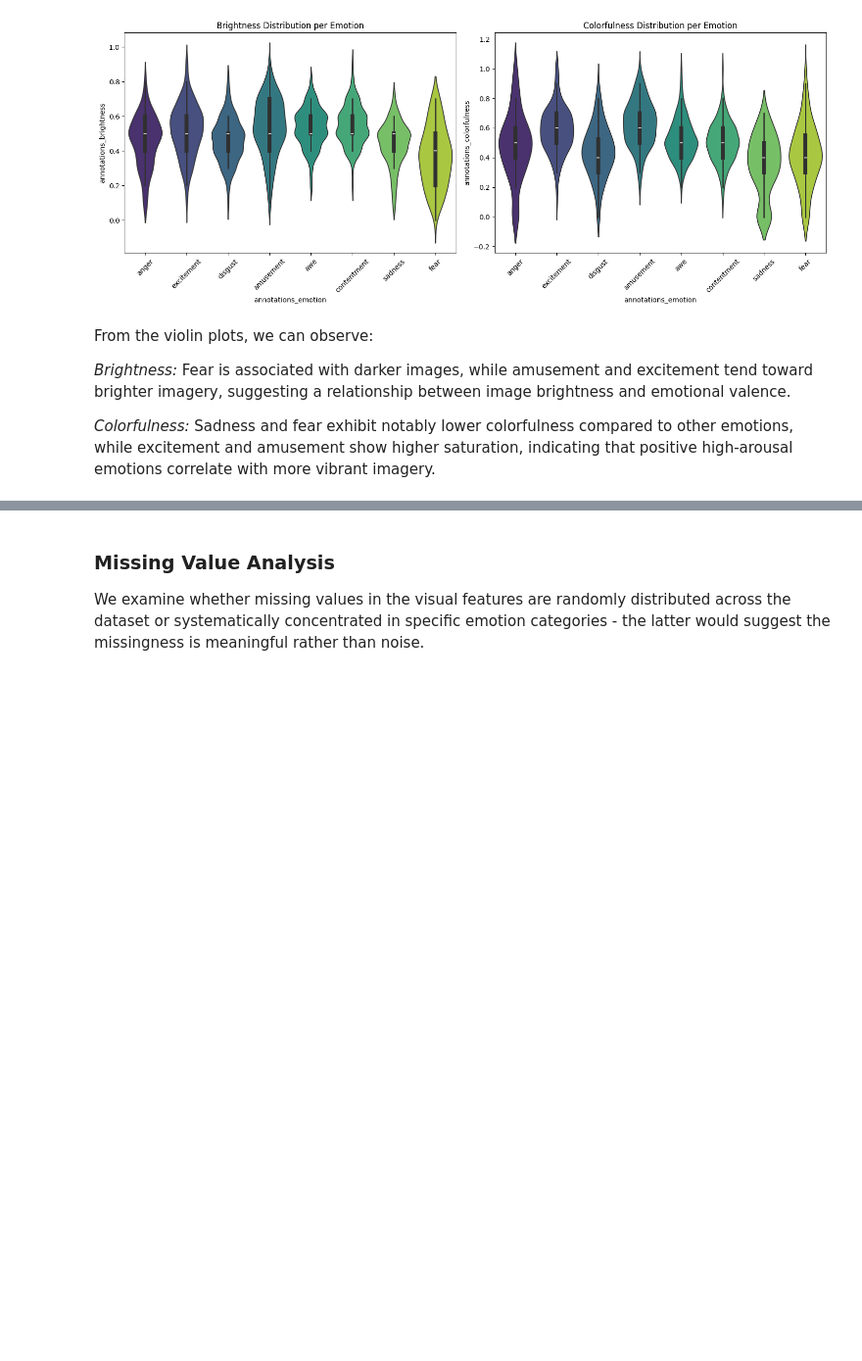
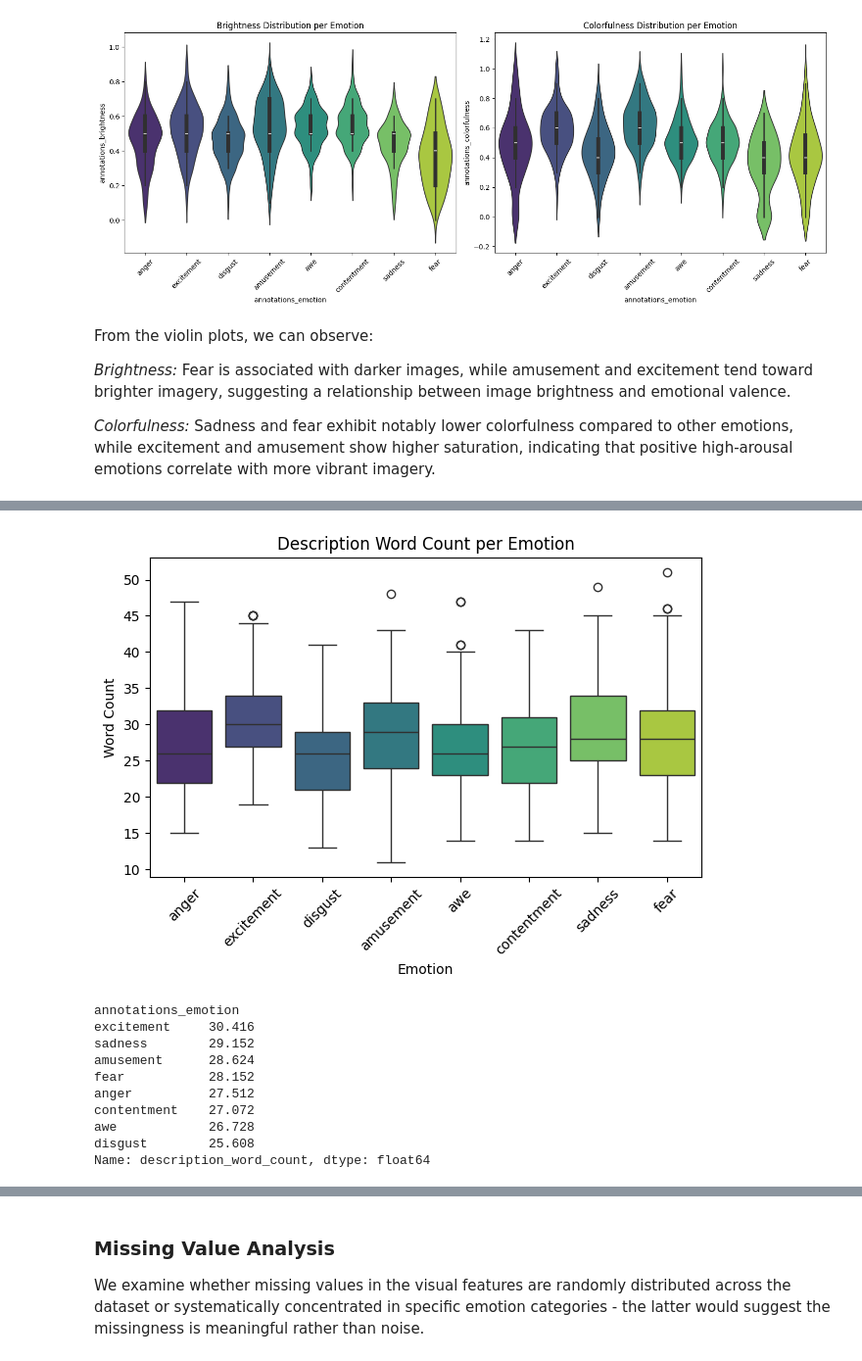
Before and after one commit to yodesser/Embeddings, a Jupyter notebook: FinalProject.ipynb, the cells around one changed output, grey strips where cells are left out. Shown at 98% size. Saved outputs shown, nothing was run; the diff lists cells and outputs as text; code cells hidden in the pictures; blank space fills up the shorter version.

```diff
--- a/FinalProject.ipynb
+++ b/FinalProject.ipynb
@@ -129,0 +200,23 @@ From the violin plots, we can observe:
+# %%
+sns.boxplot(data=df, x='annotations_emotion', y='description_word_count',
+            palette='viridis', hue='annotations_emotion', legend=False)
+plt.title('Description Word Count per Emotion')
+plt.xlabel('Emotion')
+plt.ylabel('Word Count')
+plt.xticks(rotation=45)
+plt.tight_layout()
+plt.show()
+
+print(df.groupby('annotations_emotion')['description_word_count'].mean().sort_values(ascending=False))
+# %% [output]
+[figure, added]
+annotations_emotion
+excitement     30.416
+sadness        29.152
+amusement      28.624
+fear           28.152
+anger          27.512
+contentment    27.072
+awe            26.728
+disgust        25.608
+Name: description_word_count, dtype: float64
```
Also changed, not shown: parts of 14 cells of this notebook.
